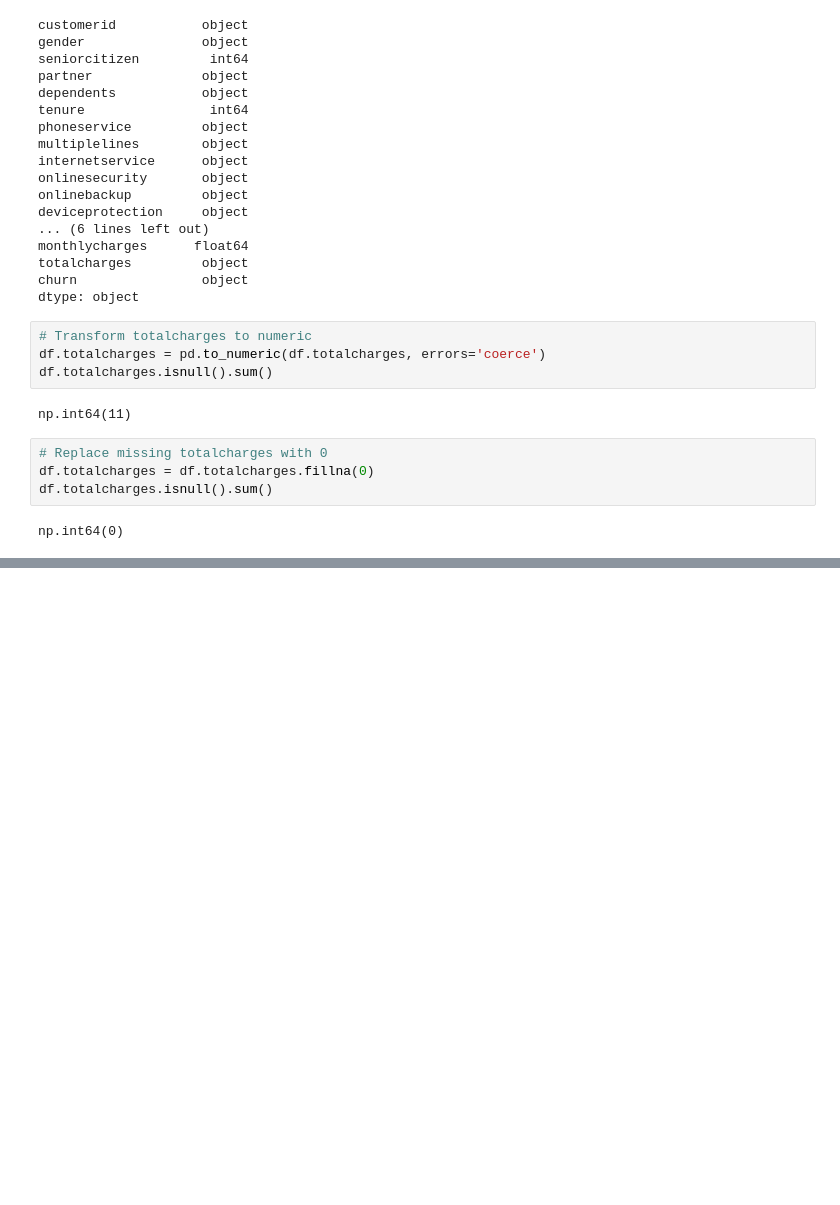
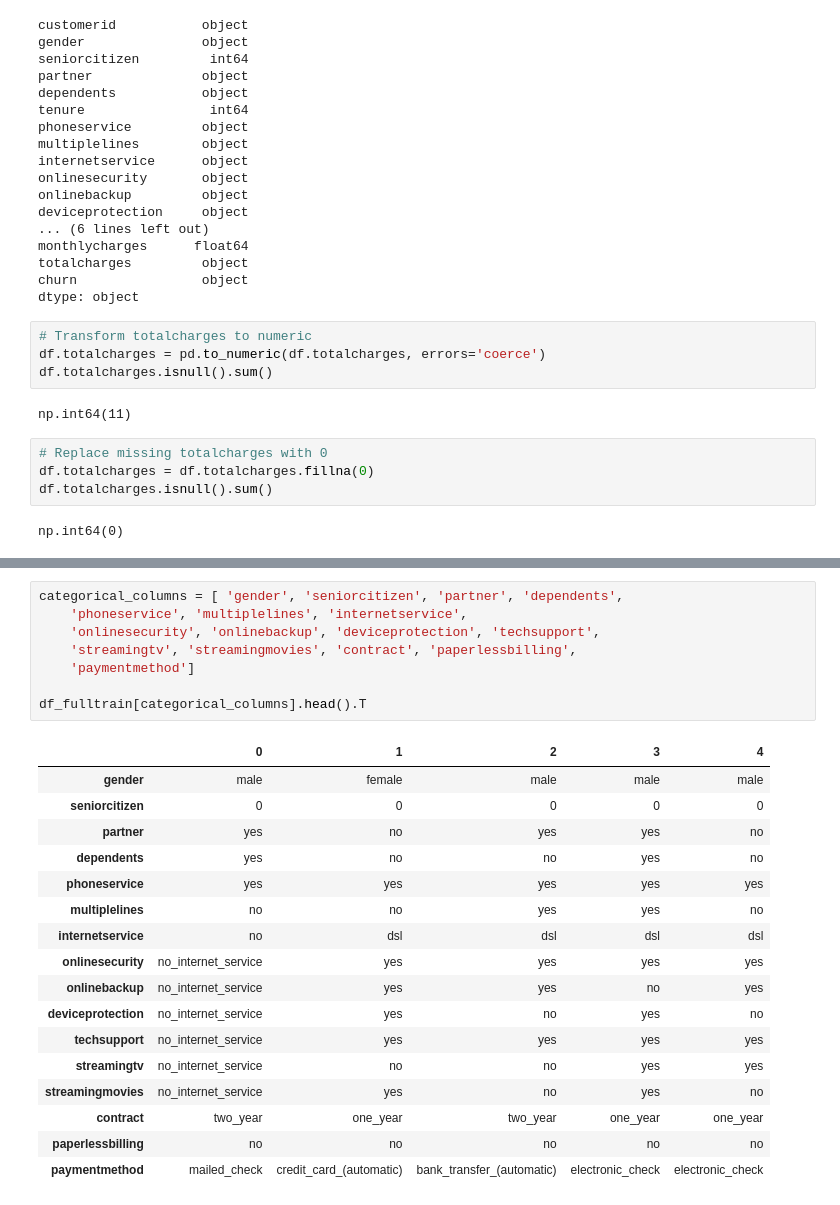
Before and after one commit to FerFilho23/Machine-Learning, a Jupyter notebook: datatalks/module-3/churn-prediction.ipynb, the cells around one changed output, grey strips where cells are left out. Saved outputs shown, nothing was run; the diff lists cells and outputs as text; blank space fills up the shorter version.

```diff
--- a/datatalks/module-3/churn-prediction.ipynb
+++ b/datatalks/module-3/churn-prediction.ipynb
@@ -157,0 +264,26 @@ Name: churn, Length: 7043, dtype: int64
+# %%
+categorical_columns = [ 'gender', 'seniorcitizen', 'partner', 'dependents',
+    'phoneservice', 'multiplelines', 'internetservice',
+    'onlinesecurity', 'onlinebackup', 'deviceprotection', 'techsupport',
+    'streamingtv', 'streamingmovies', 'contract', 'paperlessbilling',
+    'paymentmethod']
+
+df_fulltrain[categorical_columns].head().T
+# %% [output]
+|  | 0 | 1 | 2 | 3 | 4 |
+| gender | male | female | male | male | male |
+| seniorcitizen | 0 | 0 | 0 | 0 | 0 |
+| partner | yes | no | yes | yes | no |
+| dependents | yes | no | no | yes | no |
+| phoneservice | yes | yes | yes | yes | yes |
+| multiplelines | no | no | yes | yes | no |
+| internetservice | no | dsl | dsl | dsl | dsl |
+| onlinesecurity | no_internet_service | yes | yes | yes | yes |
+| onlinebackup | no_internet_service | yes | yes | no | yes |
+| deviceprotection | no_internet_service | yes | no | yes | no |
+| techsupport | no_internet_service | yes | yes | yes | yes |
+| streamingtv | no_internet_service | no | no | yes | yes |
+| streamingmovies | no_internet_service | yes | no | yes | no |
+| contract | two_year | one_year | two_year | one_year | one_year |
+| paperlessbilling | no | no | no | no | no |
+| paymentmethod | mailed_check | credit_card_(automatic) | bank_transfer_(automatic) | electronic_check | electronic_check |
```
Also changed, not shown: parts of 32 cells of this notebook.
